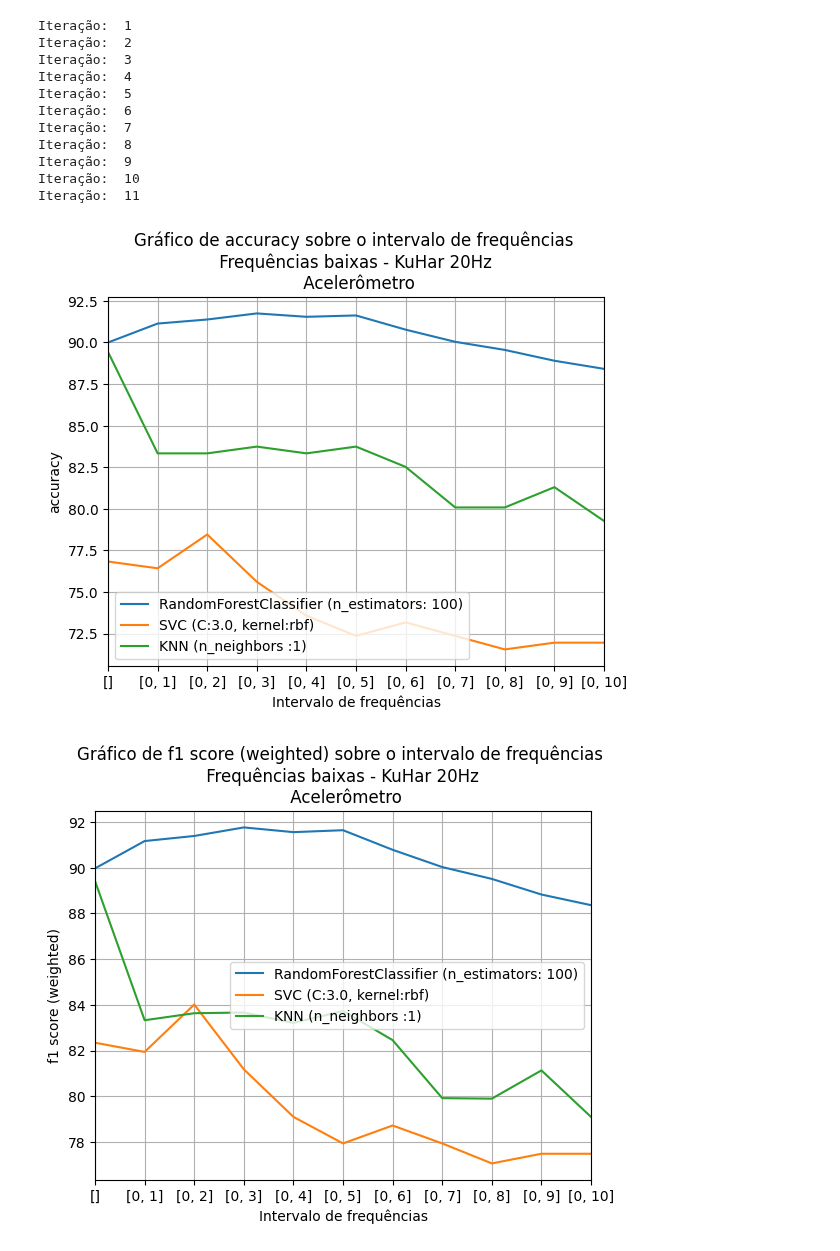
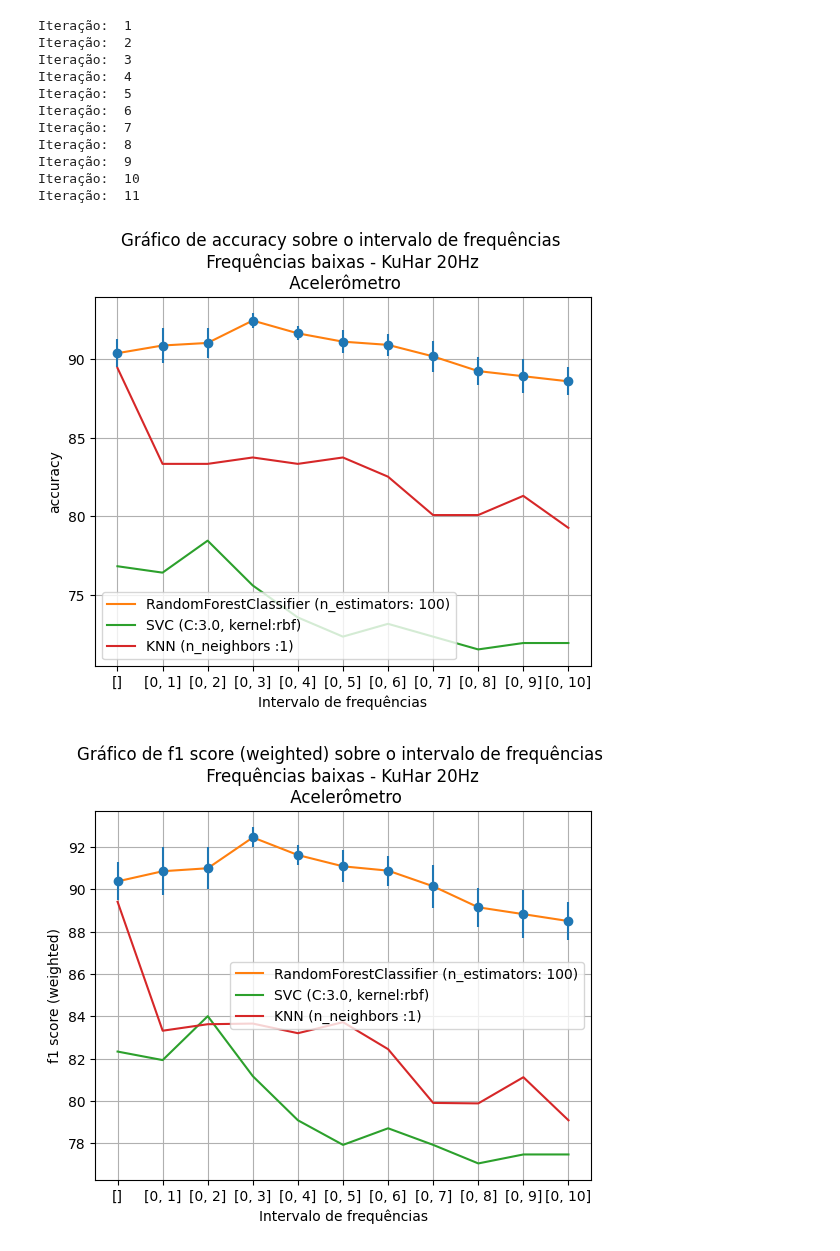
Before and after one commit to otavioon/librep-hiaac, a Jupyter notebook: experiments/removing-frequencies/kuhar/Experiments_KuHar_20Hz_removing_accelerometer_high_frequencies.ipynb, the cells around one changed output. Cells and saved outputs as stored; diff of their text form; code cells hidden in the pictures.

Commit message:
Add erro bar on charts

```diff
--- a/experiments/removing-frequencies/kuhar/Experiments_KuHar_20Hz_removing_accelerometer_high_frequencies.ipynb
+++ b/experiments/removing-frequencies/kuhar/Experiments_KuHar_20Hz_removing_accelerometer_high_frequencies.ipynb
@@ -344,16 +344,19 @@ Iteração:  9
 Iteração:  10
 Iteração:  11
 # %%
-def chart(classifiers, metric, xlabel, title, fs_cut):
+def chart(classifiers, scores_rf_std, metric, xlabel, title, fs_cut):
     X = ['[]']
     X += ['[{}, {}]'.format(0, i) for i in range(1, fs_cut+1)]
     for classifier in classifiers:
+        if classifier == 'RandomForestClassifier (n_estimators: 100)':
+            c = scores_rf_std[metric]
+            plt.errorbar(X, classifiers[classifier][metric], yerr=c, fmt="o")
         plt.plot(X, classifiers[classifier][metric], label=classifier)
 
     plt.xlabel(xlabel)
     plt.ylabel(metric)
     plt.title(title)
-    plt.xlim(0,fs_cut)
+    # plt.xlim(0,fs_cut)
     plt.legend()
     plt.grid()
     plt.show()
@@ -364,6 +367,7 @@ metrics = ['accuracy', 'f1 score (weighted)', 'f1 score (micro)', 'f1 score (mac
 
 scores_rf = {metric:[] for metric in metrics}
 scores_rf_average = {metric:[] for metric in metrics}
+scores_rf_std = {metric:[] for metric in metrics}
 
 scores_svc = {metric:[] for metric in metrics}
 scores_svc_average = {metric:[] for metric in metrics}
@@ -377,33 +381,34 @@ for metric in metrics:
             for j in range(10):
                 value_rf = results_rf[i]['runs'][j]['result'][0][metric]
                 score_rf.append(100*value_rf)
 
             value_svc = results_svc[i]['runs'][0]['result'][0][metric]
             score_svc.append(100*value_svc)
 
             value_knn = results_knn[i]['runs'][0]['result'][0][metric]
             score_knn.append(100*value_knn)
 
             scores_rf[metric].append(score_rf)
             scores_rf_average[metric].append(np.mean(score_rf))
+            scores_rf_std[metric].append(np.std(score_rf))
 
             scores_svc[metric].append(score_svc)
             scores_svc_average[metric].append(np.mean(score_svc))
 
             scores_knn[metric].append(score_knn)
             scores_knn_average[metric].append(np.mean(score_knn))
 
 classifiers = {
     'RandomForestClassifier (n_estimators: 100)' : scores_rf_average,
     'SVC (C:3.0, kernel:rbf)' : scores_svc_average,
     'KNN (n_neighbors :1)' : scores_knn_average
 }
 for metric in metrics:
     xlabel = "Intervalo de frequências"
     # ylabel = metric
     title = "Gráfico de {} sobre o intervalo de frequências \n Frequências baixas - KuHar {}Hz \n Acelerômetro".format(metric,
                                                                                                     fs_cut*2)
-    chart(classifiers, metric, xlabel, title, fs_cut)
+    chart(classifiers, scores_rf_std, metric, xlabel, title, fs_cut)
 # %% [output]
-[figure, old version]
+[figure, new version]
-[figure, old version]
+[figure, new version]
```
Also changed, not shown: parts of 2 cells of this notebook, 18 other files.
